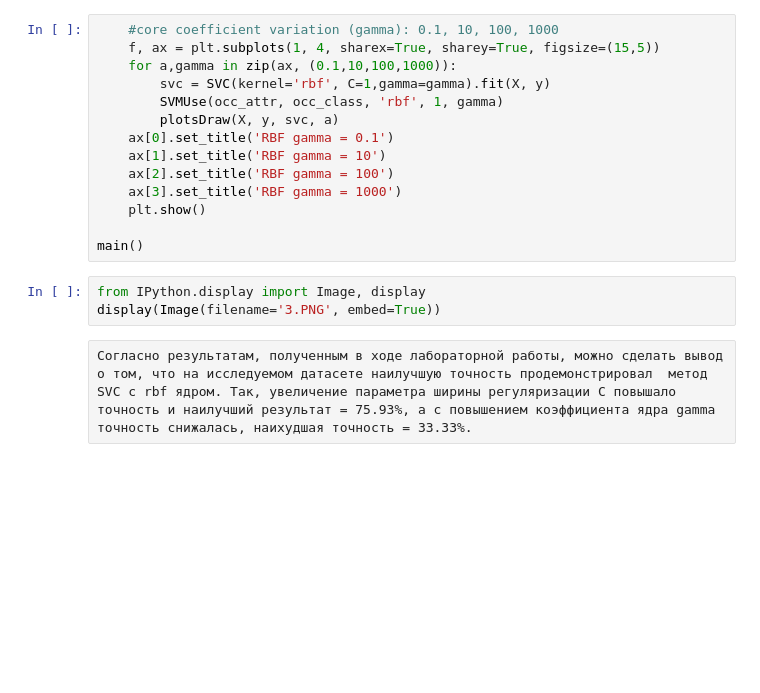
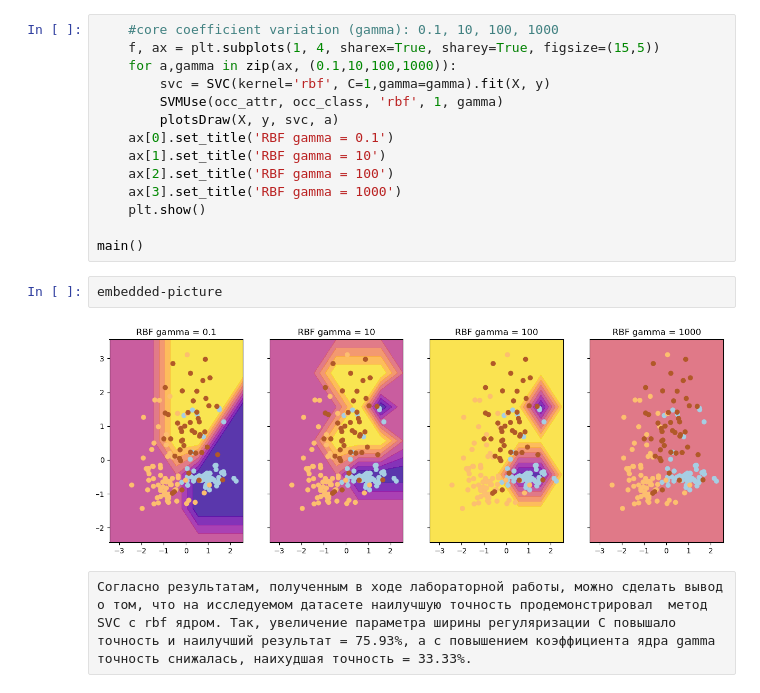
Before and after one commit to artBaby/ML, a Jupyter notebook: Lab4/Lab4.ipynb, the cells around one changed output. Saved outputs shown, nothing was run; the diff lists cells and outputs as text; blank space fills up the shorter version.

```diff
--- a/Lab4/Lab4.ipynb
+++ b/Lab4/Lab4.ipynb
@@ -89,8 +91,9 @@ display(Image(filename='2.PNG', embed=True))
     plt.show()
 
 main()
-# %%
-from IPython.display import Image, display
-display(Image(filename='3.PNG', embed=True))
+# %%
+embedded-picture
+# %% [output]
+[figure, added]
 # %% [raw]
 Согласно результатам, полученным в ходе лабораторной работы, можно сделать вывод о том, что на исследуемом датасете наилучшую точность продемонстрировал  метод SVC с rbf ядром. Так, увеличение параметра ширины регуляризации C повышало точность и наилучший результат = 75.93%, а с повышением коэффициента ядра gamma точность снижалась, наихудшая точность = 33.33%.
```
Also changed, not shown: parts of 4 cells of this notebook.
